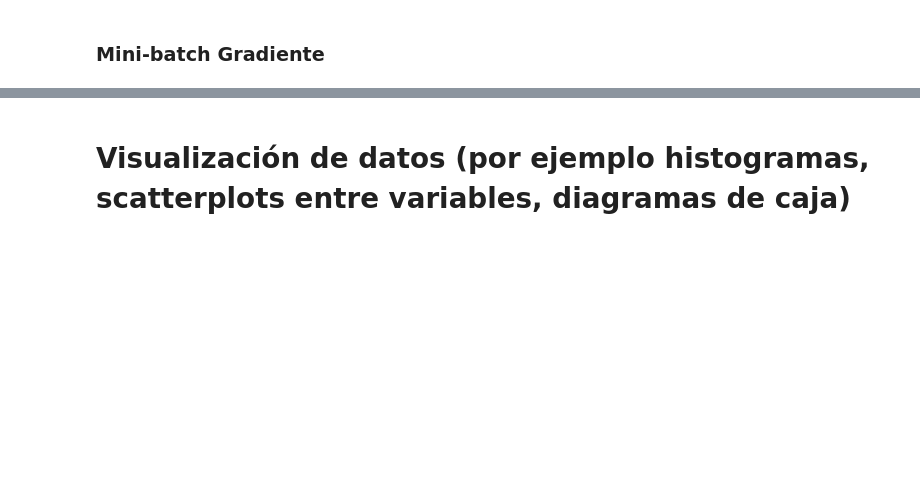
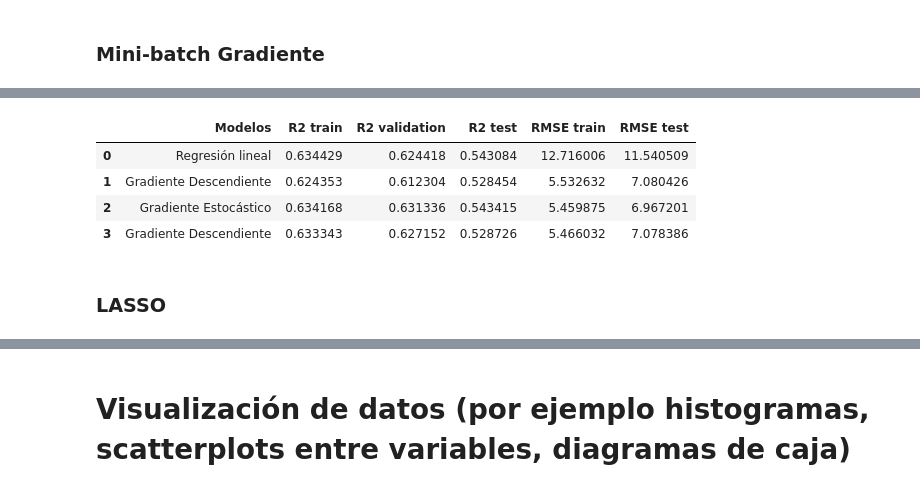
Before and after one commit to therokitoki/AA1-TUIA-Alsop-Hachen, a Jupyter notebook: tp.ipynb, the cells around one changed output, grey strips where cells are left out. Cells and saved outputs as stored; diff of their text form; code cells hidden in the pictures; blank space fills up the shorter version.

```diff
--- a/tp.ipynb
+++ b/tp.ipynb
@@ -512,3 +530,11 @@ print(rmse1, rmse2)
+# %%
+GH = []
+GH.append('Gradiente Estocástico')
+GH.append(score1)
+GH.append(score3)
+GH.append(score2)
+GH.append(rmse1)
+GH.append(rmse2)
 # %% [markdown]
 ### Gradiente descendiente
 # %%
@@ -615,3 +641,11 @@ print(rmse1, rmse2)
+# %%
+GD = []
+GD.append('Gradiente Descendiente')
+GD.append(score1)
+GD.append(score3)
+GD.append(score2)
+GD.append(rmse1)
+GD.append(rmse2)
 # %% [markdown]
 ### Mini-batch Gradiente
 # %%
@@ -700,0 +735,26 @@ print(rmse1, rmse2)
+# %%
+GMB = []
+GMB.append('Gradiente Descendiente')
+GMB.append(score1)
+GMB.append(score3)
+GMB.append(score2)
+GMB.append(rmse1)
+GMB.append(rmse2)
+# %%
+data = []
+data.append(GD)
+data.append(GH)
+data.append(GMB)
+
+df_gradiente = pd.DataFrame(data=data, columns=['Modelos', 'R2 train', 'R2 validation', 'R2 test', 'RMSE train', 'RMSE test'])
+comparacion = pd.concat([comparacion,df_gradiente],ignore_index=True)
+
+comparacion
+# %% [output]
+|  | Modelos | R2 train | R2 validation | R2 test | RMSE train | RMSE test |
+| 0 | Regresión lineal | 0.634429 | 0.624418 | 0.543084 | 12.716006 | 11.540509 |
+| 1 | Gradiente Descendiente | 0.624353 | 0.612304 | 0.528454 | 5.532632 | 7.080426 |
+| 2 | Gradiente Estocástico | 0.634168 | 0.631336 | 0.543415 | 5.459875 | 6.967201 |
+| 3 | Gradiente Descendiente | 0.633343 | 0.627152 | 0.528726 | 5.466032 | 7.078386 |
+# %% [markdown]
+### LASSO
```
Also changed, not shown: parts of 21 cells of this notebook.
